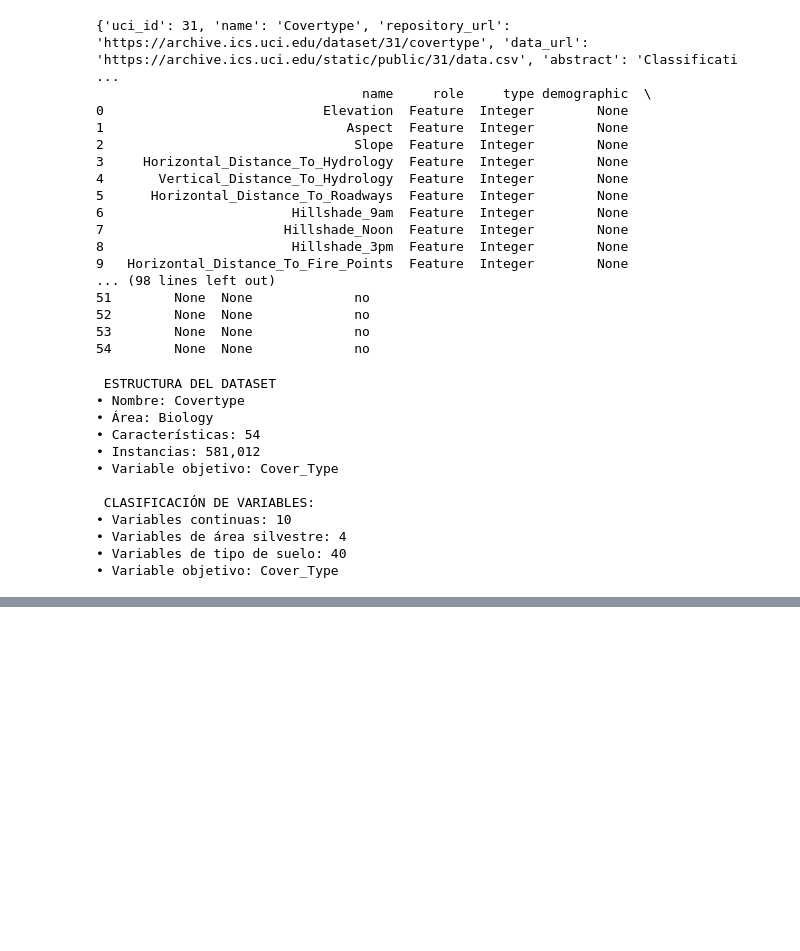
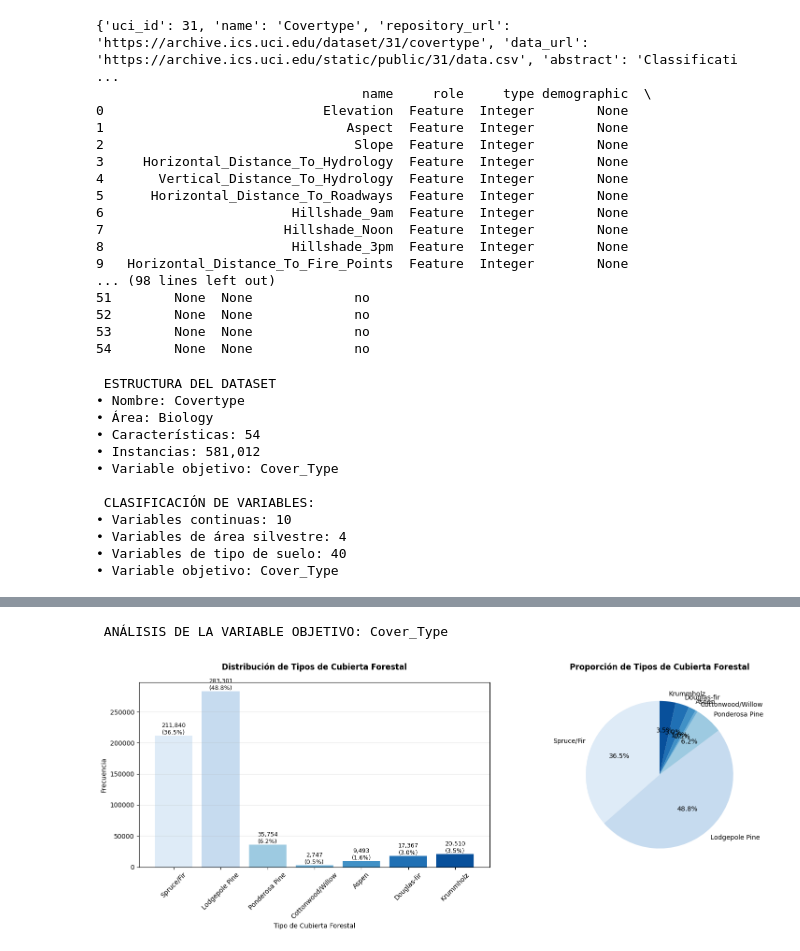
Before and after one commit to Factoria-F5-madrid/proyecto7-problema-clasificacion-multiclase-grupo5, a Jupyter notebook: backend/notebooks/EDA.ipynb, the cells around one changed output, grey strips where cells are left out. Drawn from its saved outputs; the diff is of its cells as text; code cells hidden in the pictures; blank space fills up the shorter version.

```diff
--- a/backend/notebooks/EDA.ipynb
+++ b/backend/notebooks/EDA.ipynb
@@ -105,0 +124,80 @@ print(f"\n REGISTROS DUPLICADOS: {duplicates}")
+# %%
+# 4. ANÁLISIS DE LA VARIABLE OBJETIVO
+import matplotlib.pyplot as plt
+import seaborn as sns
+
+print("\n ANÁLISIS DE LA VARIABLE OBJETIVO: Cover_Type")
+
+# Paleta de colores azul
+PALETTE = sns.color_palette("Blues", n_colors=7)
+
+# Distribución de clases
+class_distribution = df['Cover_Type'].value_counts().sort_index()
+class_percentages = (class_distribution / len(df)) * 100
+
+# Descripción de las clases
+class_descriptions = {
+    1: 'Spruce/Fir',
+    2: 'Lodgepole Pine',
+    3: 'Ponderosa Pine',
+    4: 'Cottonwood/Willow',
+    5: 'Aspen',
+    6: 'Douglas-fir',
+    7: 'Krummholz'
+}
+
+# Crear figuras
+fig, (ax1, ax2) = plt.subplots(1, 2, figsize=(16, 6))
+
+#  Gráfico de barras
+bars = ax1.bar(
+    [class_descriptions[i] for i in class_distribution.index],
+    class_distribution.values,
+    color=PALETTE
+)
+ax1.set_title('Distribución de Tipos de Cubierta Forestal', fontweight='bold', pad=20)
+ax1.set_xlabel('Tipo de Cubierta Forestal')
+ax1.set_ylabel('Frecuencia')
+ax1.grid(axis='y', alpha=0.3)
+ax1.tick_params(axis='x', rotation=45)
+
+# Etiquetas sobre barras
+for bar, count, percentage in zip(bars, class_distribution.values, class_percentages):
+    height = bar.get_height()
+    ax1.text(bar.get_x() + bar.get_width() / 2., height + 100,
+             f'{count:,}\n({percentage:.1f}%)',
+             ha='center', va='bottom', fontsize=9)
+
+#  Gráfico de pie
+wedges, texts, autotexts = ax2.pie(
+    class_distribution.values,
+    labels=[class_descriptions[i] for i in class_distribution.index],
+    autopct='%1.1f%%',
+    colors=PALETTE,
+    startangle=90
+)
+ax2.set_title('Proporción de Tipos de Cubierta Forestal', fontweight='bold', pad=20)
+
+# Mostrar
+plt.tight_layout()
+plt.show()
+
+#  Estadísticas detalladas
+print("\n ESTADÍSTICAS DE LA VARIABLE OBJETIVO:")
+target_stats = pd.DataFrame({
+    'Código': class_distribution.index,
+    'Tipo_Cubierta': [class_descriptions[i] for i in class_distribution.index],
+    'Frecuencia': class_distribution.values,
+    'Porcentaje': class_percentages.values
+})
+print(target_stats.to_string(index=False))
+
+#  Análisis de balance
+imbalance_ratio = class_distribution.max() / class_distribution.min()
+print(f"\n  ANÁLISIS DE BALANCE:")
+print(f"• Ratio de desbalance: {imbalance_ratio:.2f}:1")
+print(f"• Clase mayoritaria: {class_descriptions[class_distribution.idxmax()]} ({class_distribution.max():,})")
+print(f"• Clase minoritaria: {class_descriptions[class_distribution.idxmin()]} ({class_distribution.min():,})")
+# %% [output]
+ ANÁLISIS DE LA VARIABLE OBJETIVO: Cover_Type
+[figure, added]
```
Also changed, not shown: parts of 2 cells of this notebook.
